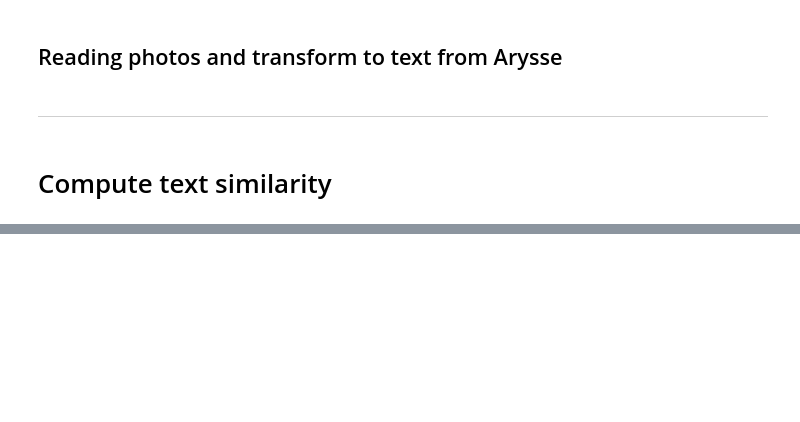
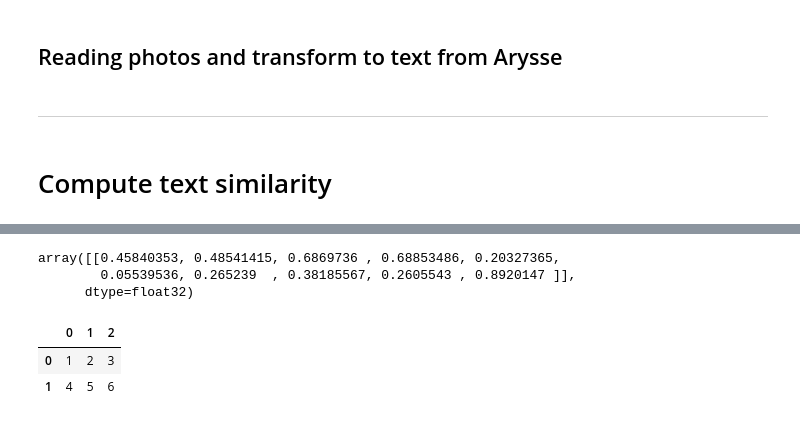
Before and after one commit to akmyat/V-WSD, a Jupyter notebook: poon-method/combined_method/test_new_method.ipynb, the cells around one changed output, grey strips where cells are left out. Saved outputs shown, nothing was run; the diff lists cells and outputs as text; code cells hidden in the pictures; blank space fills up the shorter version.

```diff
--- a/poon-method/combined_method/test_new_method.ipynb
+++ b/poon-method/combined_method/test_new_method.ipynb
@@ -132,0 +339,13 @@ with open(filename, 'w') as f:
+# %%
+similarity_score = similarity_model.encode(candidate_description_list)
+cosine_similarity( [similarity_score[0]], similarity_score[1:])
+# %% [output]
+array([[0.45840353, 0.48541415, 0.6869736 , 0.68853486, 0.20327365,
+        0.05539536, 0.265239  , 0.38185567, 0.2605543 , 0.8920147 ]],
+      dtype=float32)
+# %%
+pd.DataFrame([[1 ,2 ,3], [4,5,6]])
+# %% [output]
+|  | 0 | 1 | 2 |
+| 0 | 1 | 2 | 3 |
+| 1 | 4 | 5 | 6 |
```
Also changed, not shown: parts of 23 cells of this notebook.
